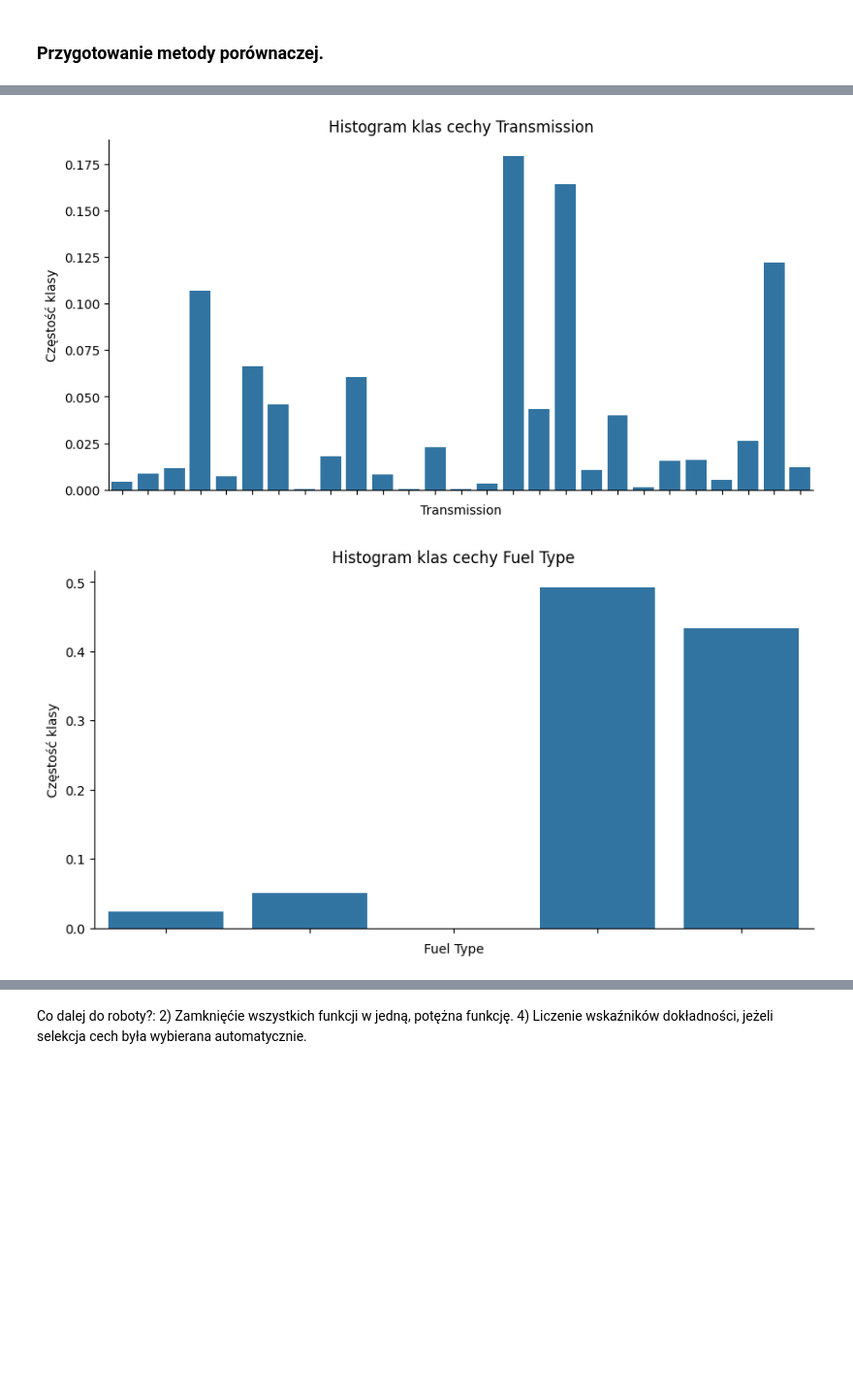
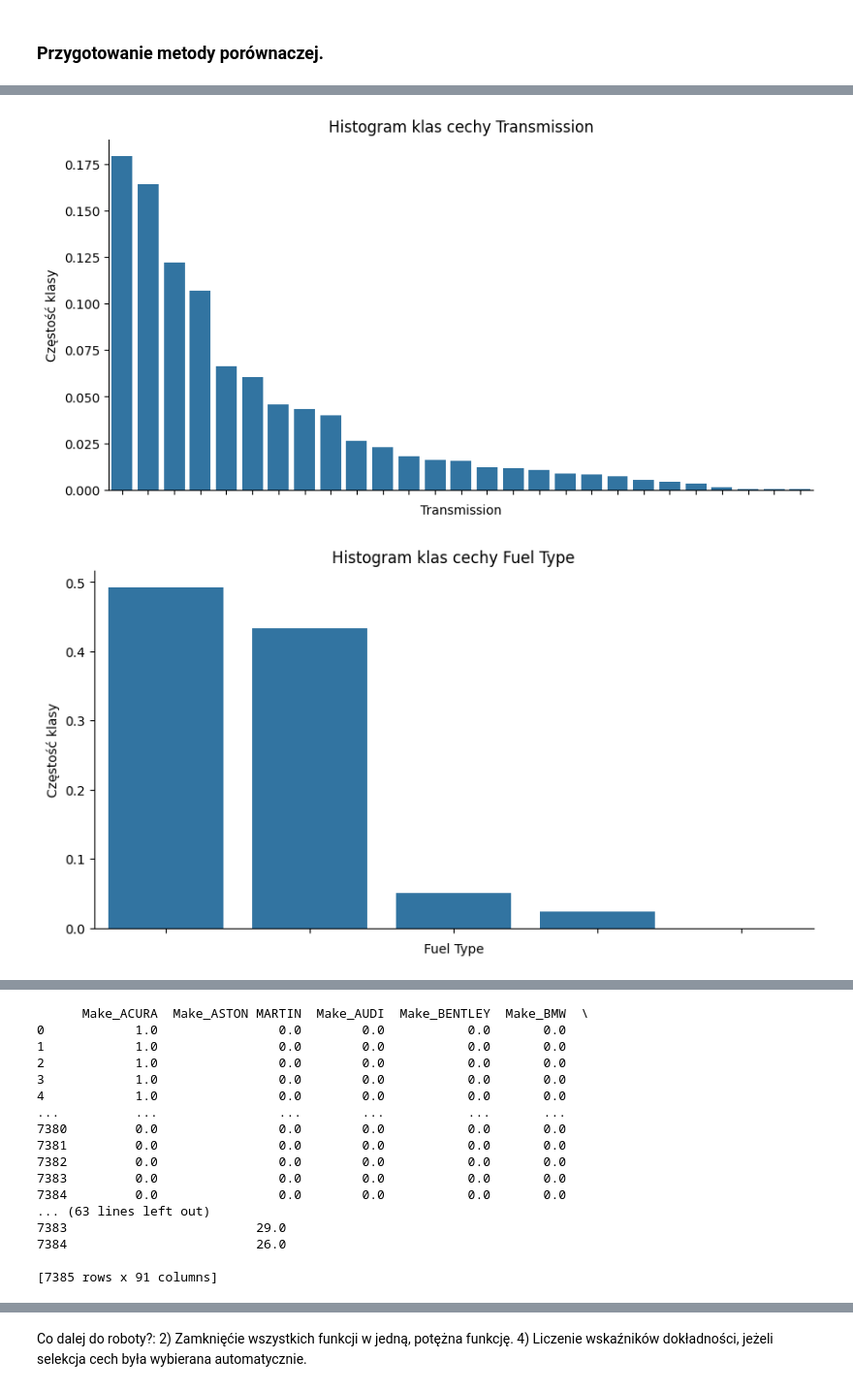
Before and after one commit to Pawel-Tomasz-Nowak/Scientific-collaboration, a Jupyter notebook: EmissionAnalysis copy.ipynb, the cells around one changed output, grey strips where cells are left out. Shown at 97% size. Drawn from its saved outputs; the diff is of its cells as text; code cells hidden in the pictures; blank space fills up the shorter version.

```diff
--- a/EmissionAnalysis copy.ipynb
+++ b/EmissionAnalysis copy.ipynb
@@ -90,10 +90,10 @@ class RareClassAggregator(TransformerMixin, BaseEstimator):
 
 
             #Stwórz agregowaną kolumnę cechy kategorycznej.
-            aggregated_col:pd.Series =  X[cat_feature].apply(func = lambda v:   v if class_freqtable[v] >= self.freq_thresholds[cat_feature] else "Other").astype(dtype = "category")
+            aggregated_col:pd.Series =  X[cat_feature].apply(func = lambda v:   v if class_freqtable[v] >= self.freq_thresholds[cat_feature] else "Other").astype(dtype = "string")
 
 
-            print(aggregated_col.dtype)
+
             X.loc[:, cat_feature]  = aggregated_col
 
         return X
@@ -944,11 +942,11 @@ class ModelsComparisom():
 # %%
-dtypes = { "Make": "category", #Określ typ danych każdej cechy w ramce danych.
-            "Model":"category",
-            "Vehicle Class":"category",
+dtypes = { "Make": "string", #Określ typ danych każdej cechy w ramce danych.
+            "Model":"string",
+            "Vehicle Class":"string",
             "Engine Size(L)":np.float64,
-            "Cylinders":"category",
-            "Transmission":"category",
-            "Fuel Type":"category",
+            "Cylinders":"string",
+            "Transmission":"string",
+            "Fuel Type":"string",
             "Fuel Consumption City (L/100 km)":np.float64,
             "Fuel Consumption Hwy (L/100 km)":np.float64,
             "Fuel Consumption Comb (L/100 km)":np.float64,
@@ -1012,7 +1010,7 @@ Models_hipparams = {"DrzewkoDecyzyjne":{"criterion":['gini','entropy'],
 
 target_var: str = "CO2 Emissions(g/km)" #To jest nazwa zmiennej docelowej.
 file_name:str = "CO2Emission.csv"
-n_splits:int = 5
+n_splits:int = 15
 train_size:float = 0.8
 test_size:float  = 1 - train_size
 
@@ -1023,6 +1021,6 @@ WielkiEstymator = ModelsComparisom(Filename = file_name, target_var = target_var
                                   )
 
 WielkiEstymator.StatystykaOpisowaZmiennych(show_plots = True)
-# WielkiEstymator.PodzielZbiorDanych()
-# WielkiEstymator.PorównajModele()
+WielkiEstymator.PodzielZbiorDanych()
+WielkiEstymator.PorównajModele()
 # %% [output]
@@ -1057,2 +1031,2 @@ Categories (5, object): ['D', 'E', 'Other', 'X', 'Z']' has dtype incompatible wi
-[figure, old version]
+[figure, new version]
-[figure, old version]
+[figure, new version]
@@ -1058,0 +1034,17 @@ Categories (5, object): ['D', 'E', 'Other', 'X', 'Z']' has dtype incompatible wi
+      Make_ACURA  Make_ASTON MARTIN  Make_AUDI  Make_BENTLEY  Make_BMW  \
+0            1.0                0.0        0.0           0.0       0.0
+1            1.0                0.0        0.0           0.0       0.0
+2            1.0                0.0        0.0           0.0       0.0
+3            1.0                0.0        0.0           0.0       0.0
+4            1.0                0.0        0.0           0.0       0.0
+...          ...                ...        ...           ...       ...
+7380         0.0                0.0        0.0           0.0       0.0
+7381         0.0                0.0        0.0           0.0       0.0
+7382         0.0                0.0        0.0           0.0       0.0
+7383         0.0                0.0        0.0           0.0       0.0
+7384         0.0                0.0        0.0           0.0       0.0
+... (63 lines left out)
+7383                         29.0
+7384                         26.0
+
+[7385 rows x 91 columns]
```
Also changed, not shown: parts of 2 cells of this notebook.
